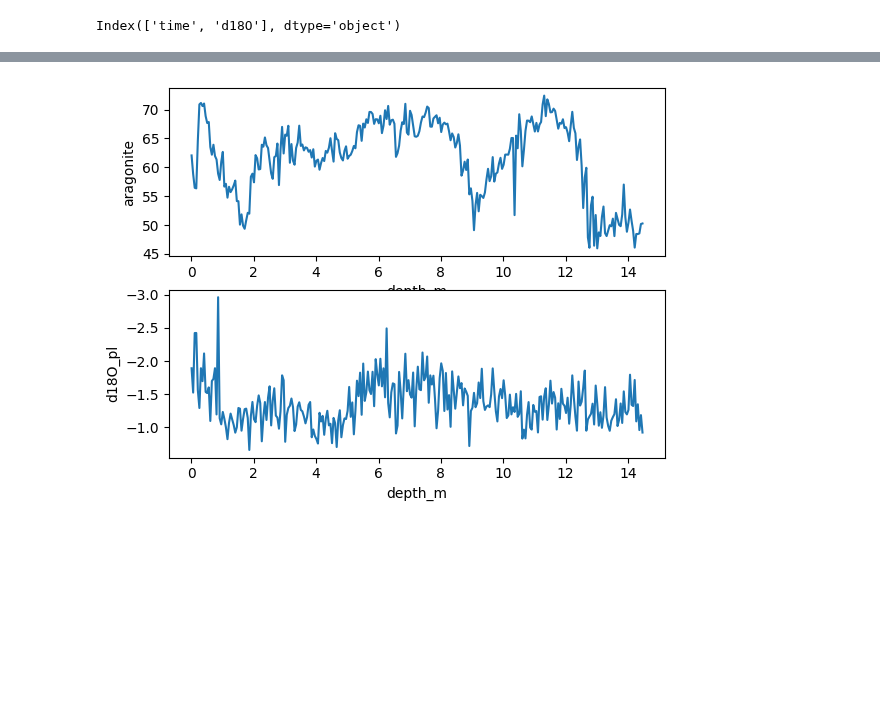
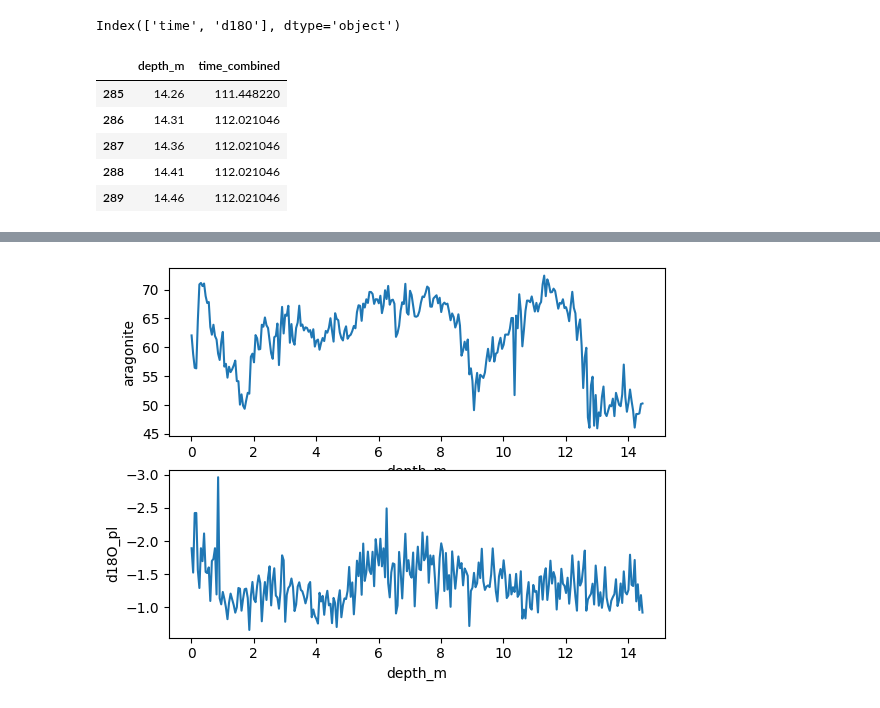
Before and after one commit to andreas-paul/dtw, a Jupyter notebook: src/02_fig_age-models.ipynb, the cells around one changed output, grey strips where cells are left out. Cells and saved outputs as stored; diff of their text form; code cells hidden in the pictures; blank space fills up the shorter version.

```diff
--- a/src/02_fig_age-models.ipynb
+++ b/src/02_fig_age-models.ipynb
@@ -46 +30,10 @@ df1 = df1[df1['time'] <= 280]
+# %%
+tdm.tail()
+# %% [output]
+|  | depth_m | time_combined |
+| 285 | 14.26 | 111.448220 |
+| 286 | 14.31 | 112.021046 |
+| 287 | 14.36 | 112.021046 |
+| 288 | 14.41 | 112.021046 |
+| 289 | 14.46 | 112.021046 |
 # %%
```
Also changed, not shown: parts of 10 cells of this notebook, 2 other files.
